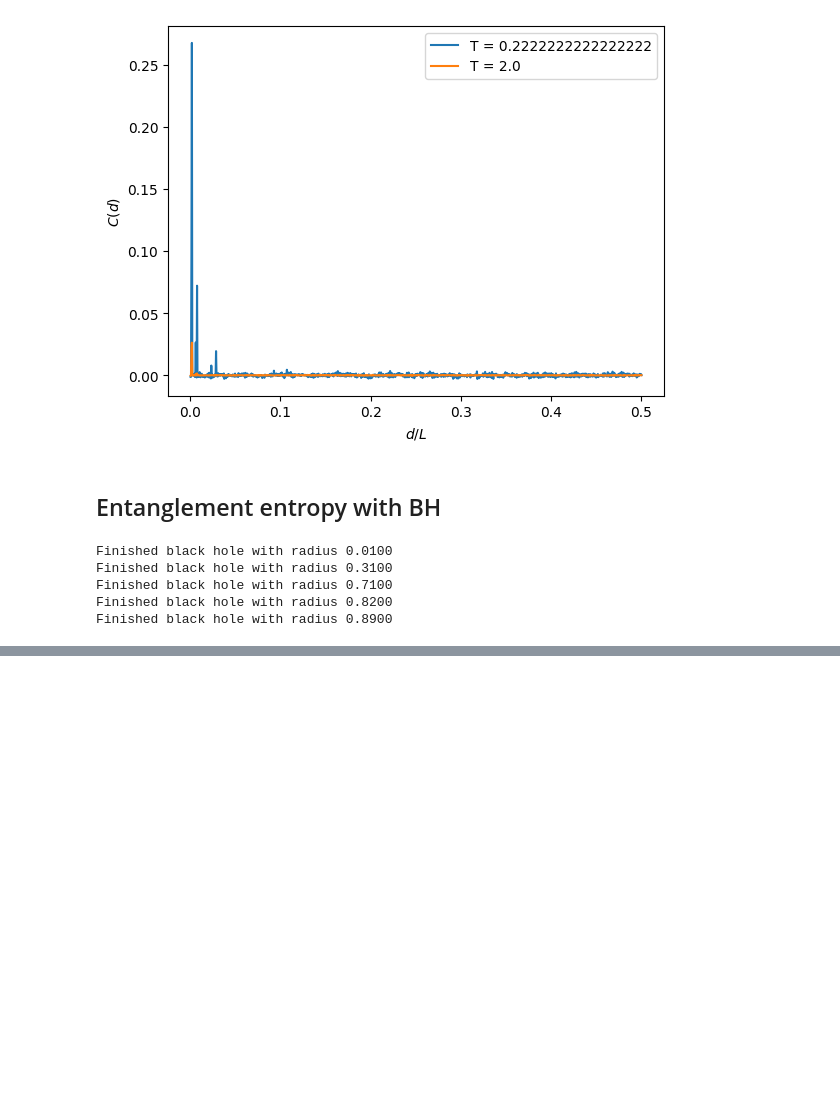
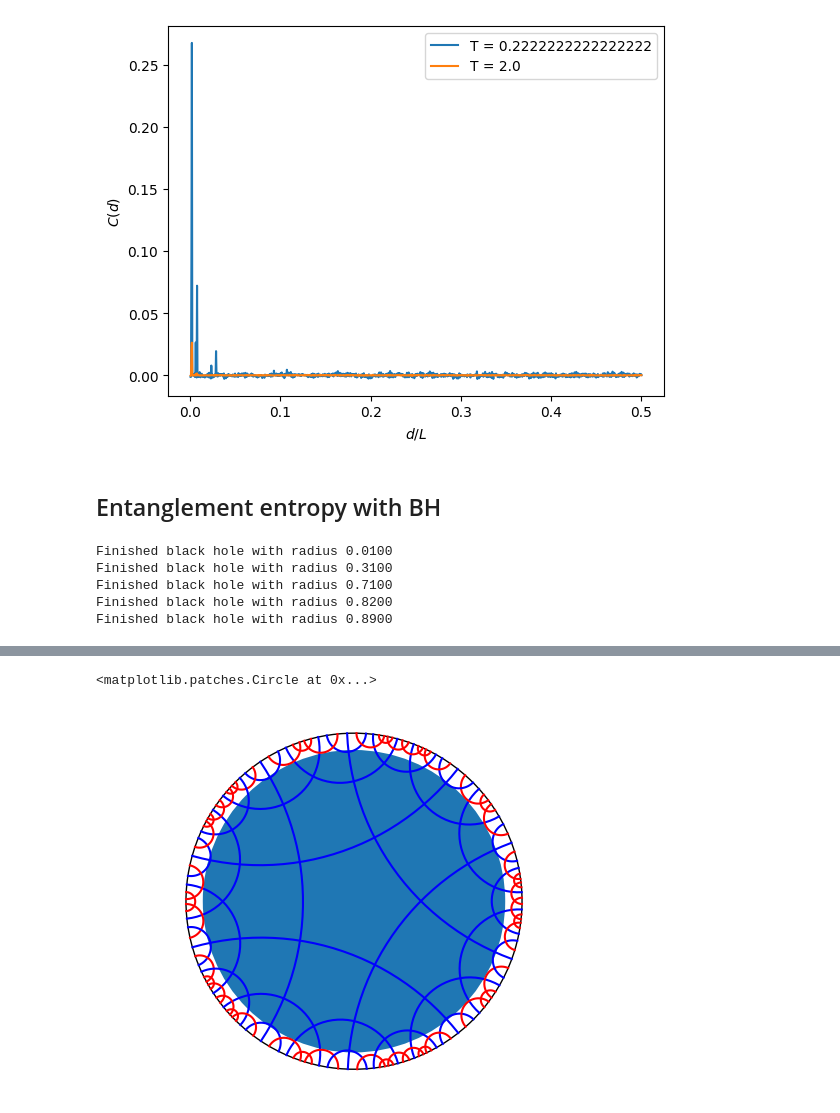
Before and after one commit to Alejo-Costa-Duran/HyperbolicFractonModel, a Jupyter notebook: Simulation.ipynb, the cells around one changed output, grey strips where cells are left out. Cells and saved outputs as stored; diff of their text form; code cells hidden in the pictures; blank space fills up the shorter version.

```diff
--- a/Simulation.ipynb
+++ b/Simulation.ipynb
@@ -347,0 +356,44 @@ plt.savefig("./EntanglementEntropies.png")
+# %%
+model = md.FractonModel(5,4,4)
+insidePols = insidePolygons(model)
+bHoleRads = [0.01,0.31,0.71,0.82,0.89]
+# %%
+def geodesic(z1,z2,color,style,circle=False):
+    if (np.round(np.real(z1)*np.imag(z2)-np.real(z2)*np.imag(z1),2))!= 0:
+        a = (np.imag(z1)*(np.abs(z2)**2+1)-np.imag(z2)*(np.abs(z1)**2+1))/(np.real(z1)*np.imag(z2)-np.real(z2)*np.imag(z1))
+        b = (np.real(z2)*(np.abs(z1)**2+1)-np.real(z1)*(np.abs(z2)**2+1))/(np.real(z1)*np.imag(z2)-np.real(z2)*np.imag(z1))
+        r = np.sqrt((a**2+b**2)/4-1)
+        if -np.pi/2<np.angle(z1) and np.angle(z1)<np.pi/2:
+            theta0 = np.angle(z1+a/2+1j*b/2)
+            theta1 = np.angle(z2+a/2+1j*b/2)
+            if theta0 < 0:
+                theta0 += 2*np.pi
+            if theta1 < 0:
+                theta1 += 2*np.pi
+        else:
+            theta0 = np.angle(z1+a/2+1j*b/2)
+            theta1 = np.angle(z2+a/2+1j*b/2)
+        theta = np.linspace(theta0,theta1,30)
+        if circle:
+            theta = np.linspace(0,2*np.pi,100)
+        ax = plt.gca()
+        zs = r*np.cos(theta)-a/2+1j*(r*np.sin(theta)-b/2)
+        ax.plot(np.real(zs),np.imag(zs),style,color=color)
+# %%
+rad = 0.9
+for g in model.geodesicList:
+    if g.distanceToOrigin > rad:
+        geodesic(g.endpoints[0],g.endpoints[1],'red','-')
+    else:
+        geodesic(g.endpoints[0],g.endpoints[1],'blue','-')
+
+plt.axis('equal')
+plt.axis('off')
+circle = plt.Circle((0, 0), 1, fill = False)
+ax = plt.gca()
+ax.add_patch(circle)
+circle2 = plt.Circle((0, 0), rad)
+ax.add_patch(circle2)
+# %% [output]
+<matplotlib.patches.Circle at 0x...>
+[figure, added]
```
Also changed, not shown: parts of 4 cells of this notebook, 3 other files.
